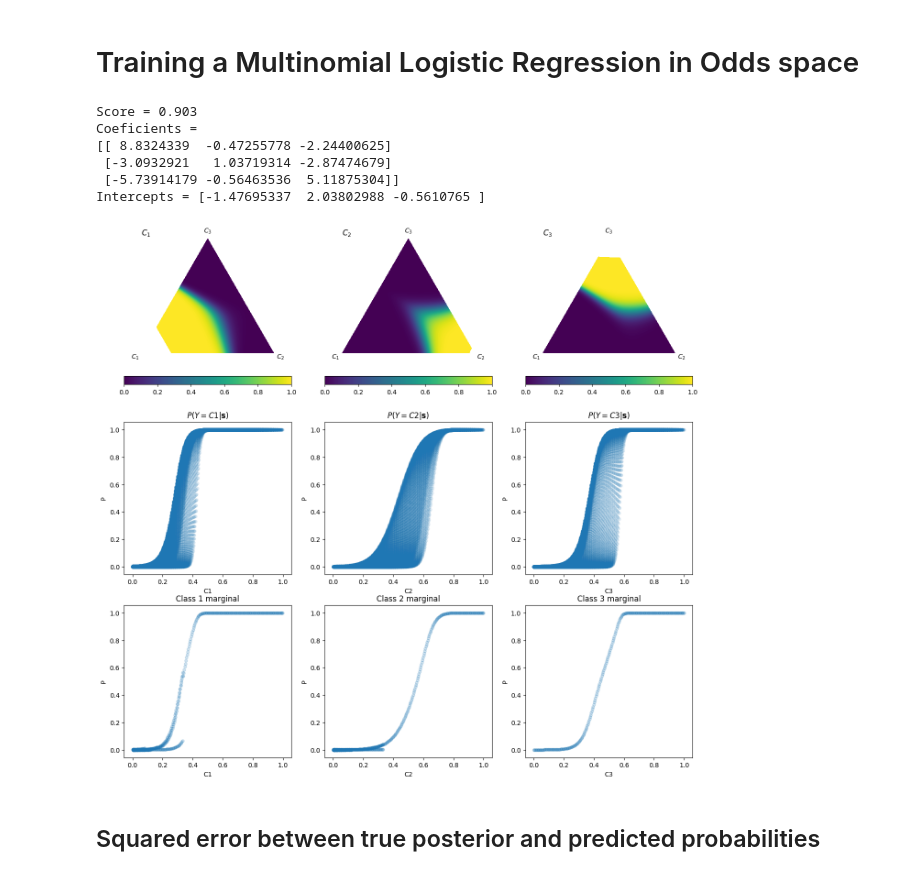
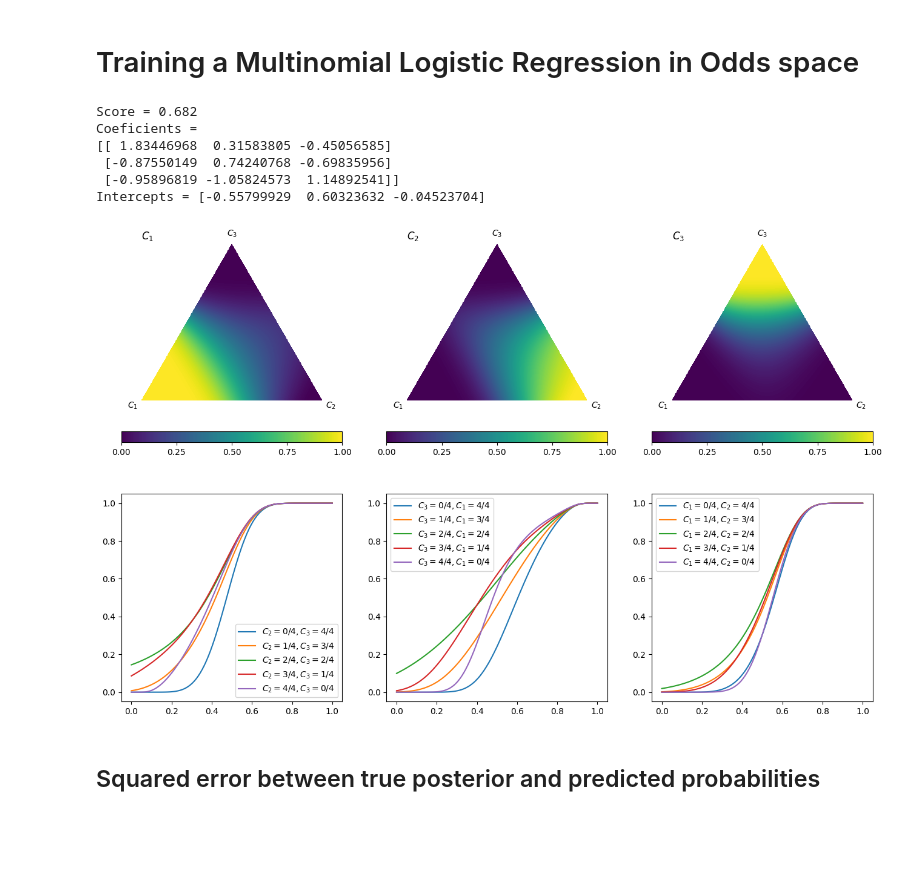
Before and after one commit to dirichletcal/experiments_neurips, a Jupyter notebook: notebooks/Dirichlet_calibration.ipynb, the cells around one changed output. Saved outputs shown, nothing was run; the diff lists cells and outputs as text; code cells hidden in the pictures; blank space fills up the shorter version.

```diff
--- a/notebooks/Dirichlet_calibration.ipynb
+++ b/notebooks/Dirichlet_calibration.ipynb
@@ -451,16 +463,20 @@ print('Score = {}'.format(score))
 print('Coeficients = \n{}'.format(clf.coef_))
 print('Intercepts = {}'.format(clf.intercept_))
 
-fig = plt.figure(figsize=(16, 15))
+fig = plt.figure(figsize=(16, 10))
 for i, c in enumerate(['C1', 'C2', 'C3']):
-    ax = fig.add_subplot(3, 3, i+1)
+    ax = fig.add_subplot(2, 3, i+1)
 
     ax.set_title('$C_{}$'.format(i+1), loc='left')
 
     function = lambda x: clf.predict_proba(x.reshape(1,-1))[0][i]
     draw_func_contours(function, labels='auto', fig=fig, ax=ax)
 
-    ax2 = fig.add_subplot(3, 3, 3+i+1)
-    ax3 = fig.add_subplot(3, 3, 6+i+1)
-    plot_marginal(function, mesh, c, ax2, ax3)
+    ax2 = fig.add_subplot(2, 3, 3+i+1)
+    lines = get_converging_lines(num_lines=5, mesh_precision=nlevels, class_index=i)
+    plot_converging_lines_pvalues(function, lines, i, ax2)
+
+    #ax2 = fig.add_subplot(3, 3, 3+i+1)
+    #ax3 = fig.add_subplot(3, 3, 6+i+1)
+    #plot_marginal(function, mesh, c, ax2, ax3)
 # %% [output]
@@ -474,3 +489,0 @@ Intercepts = [-3.38268263  2.40045529  0.98222734]
-# %%
-function = lambda x: clf.predict_proba(x.reshape(1,-1))[0][0]
-function(np.array([1-1e-10, 1e-10, 1e-10]))
@@ -522,16 +533,20 @@ print('Score = {}'.format(score))
 print('Coeficients = \n{}'.format(clf.coef_))
 print('Intercepts = {}'.format(clf.intercept_))
 
-fig = plt.figure(figsize=(16, 15))
+fig = plt.figure(figsize=(16, 10))
 for i, c in enumerate(['C1', 'C2', 'C3']):
-    ax = fig.add_subplot(3, 3, i+1)
+    ax = fig.add_subplot(2, 3, i+1)
 
     ax.set_title('$C_{}$'.format(i+1), loc='left')
 
     function = lambda x: clf.predict_proba(x.reshape(1,-1))[0][i]
     draw_func_contours(function, labels='auto', fig=fig, ax=ax)
 
-    ax2 = fig.add_subplot(3, 3, 3+i+1)
-    ax3 = fig.add_subplot(3, 3, 6+i+1)
-    plot_marginal(function, mesh, c, ax2, ax3)
+    ax2 = fig.add_subplot(2, 3, 3+i+1)
+    lines = get_converging_lines(num_lines=5, mesh_precision=nlevels, class_index=i)
+    plot_converging_lines_pvalues(function, lines, i, ax2)
+
+    #ax2 = fig.add_subplot(3, 3, 3+i+1)
+    #ax3 = fig.add_subplot(3, 3, 6+i+1)
+    #plot_marginal(function, mesh, c, ax2, ax3)
 # %% [output]
@@ -570,44 +585,48 @@ Mean Squred Error with all classes = 0.0106024072435
 # %%
 name = 'lr_odds'
 class DirichletRegressionOdds(LogisticRegression):
     def fit(self, X, *args, **kwargs):
         return super(DirichletRegressionOdds, self).fit(X/(1-X), *args, **kwargs)
 
     def predict_proba(self, X, *args, **kwargs):
         return super(DirichletRegressionOdds, self).predict_proba(X/(1-X), *args, **kwargs)
 
 # Turn up tolerance for faster convergence
 models[name] = DirichletRegressionOdds(C=99999999999,
                          multi_class='multinomial', solver='saga')
 
 clf = models[name]
 clf.fit(scores, classes.argmax(axis=1))
 sparsity = np.mean(clf.coef_ == 0) * 100
 score = clf.score(scores, classes.argmax(axis=1))
 print('Score = {}'.format(score))
 print('Coeficients = \n{}'.format(clf.coef_))
 print('Intercepts = {}'.format(clf.intercept_))
 
-fig = plt.figure(figsize=(16, 15))
+fig = plt.figure(figsize=(16, 10))
 for i, c in enumerate(['C1', 'C2', 'C3']):
-    ax = fig.add_subplot(3, 3, i+1)
+    ax = fig.add_subplot(2, 3, i+1)
 
     ax.set_title('$C_{}$'.format(i+1), loc='left')
 
     function = lambda x: clf.predict_proba(x.reshape(1,-1))[0][i]
     draw_func_contours(function, labels='auto', fig=fig, ax=ax)
 
-    ax2 = fig.add_subplot(3, 3, 3+i+1)
-    ax3 = fig.add_subplot(3, 3, 6+i+1)
-    plot_marginal(function, mesh, c, ax2, ax3)
+    ax2 = fig.add_subplot(2, 3, 3+i+1)
+    lines = get_converging_lines(num_lines=5, mesh_precision=nlevels, class_index=i)
+    plot_converging_lines_pvalues(function, lines, i, ax2)
+
+    #ax2 = fig.add_subplot(3, 3, 3+i+1)
+    #ax3 = fig.add_subplot(3, 3, 6+i+1)
+    #plot_marginal(function, mesh, c, ax2, ax3)
 # %% [output]
-Score = 0.903
+Score = 0.682
 Coeficients =
-[[ 8.8324339  -0.47255778 -2.24400625]
- [-3.0932921   1.03719314 -2.87474679]
- [-5.73914179 -0.56463536  5.11875304]]
-Intercepts = [-1.47695337  2.03802988 -0.5610765 ]
+[[ 1.83446968  0.31583805 -0.45056585]
+ [-0.87550149  0.74240768 -0.69835956]
+ [-0.95896819 -1.05824573  1.14892541]]
+Intercepts = [-0.55799929  0.60323632 -0.04523704]
-[figure, old version]
+[figure, new version]
 # %% [markdown]
 ## Squared error between true posterior and predicted probabilities
 # %%
```
Also changed, not shown: parts of 25 cells of this notebook, 3 other files.
